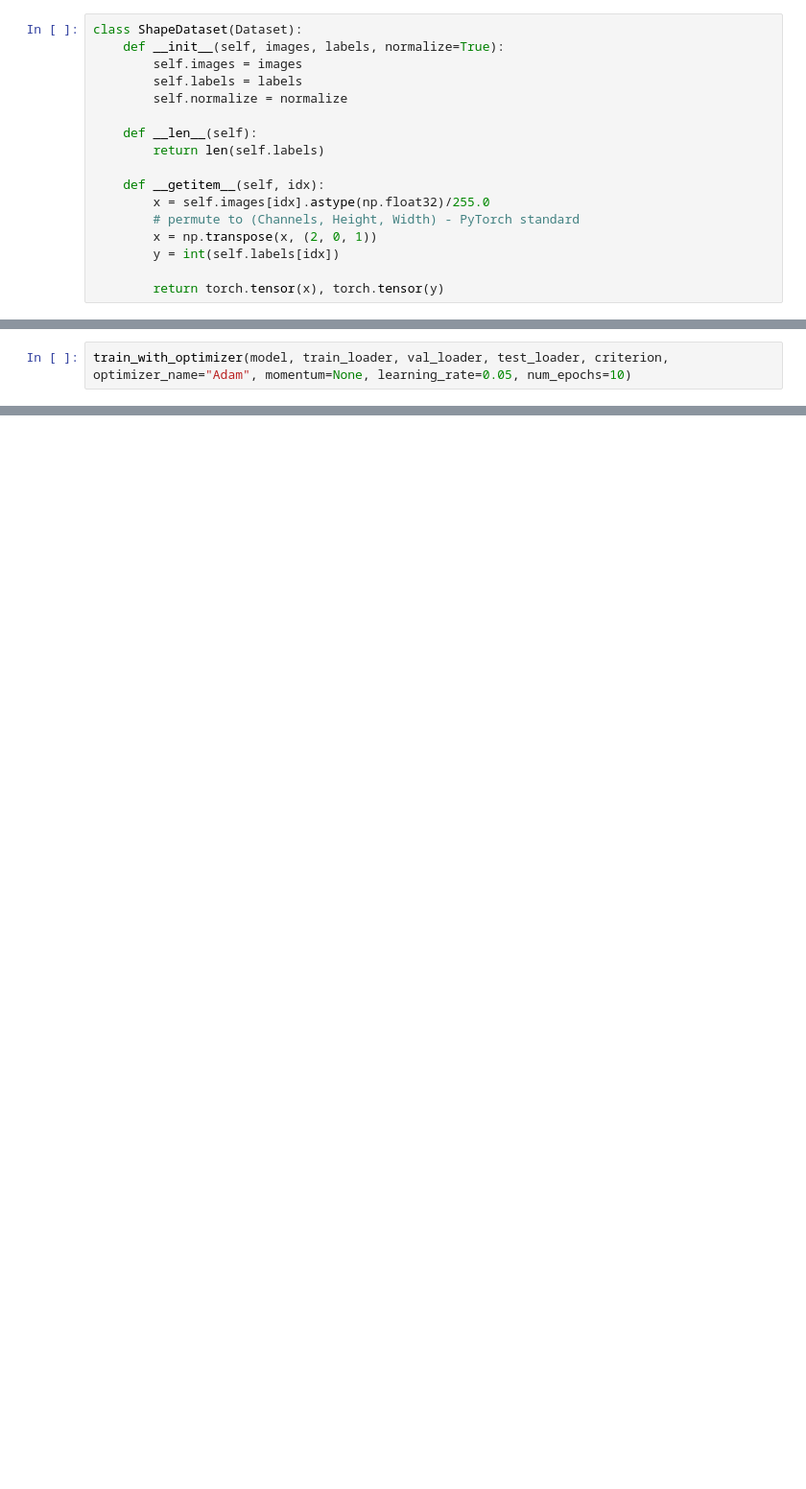
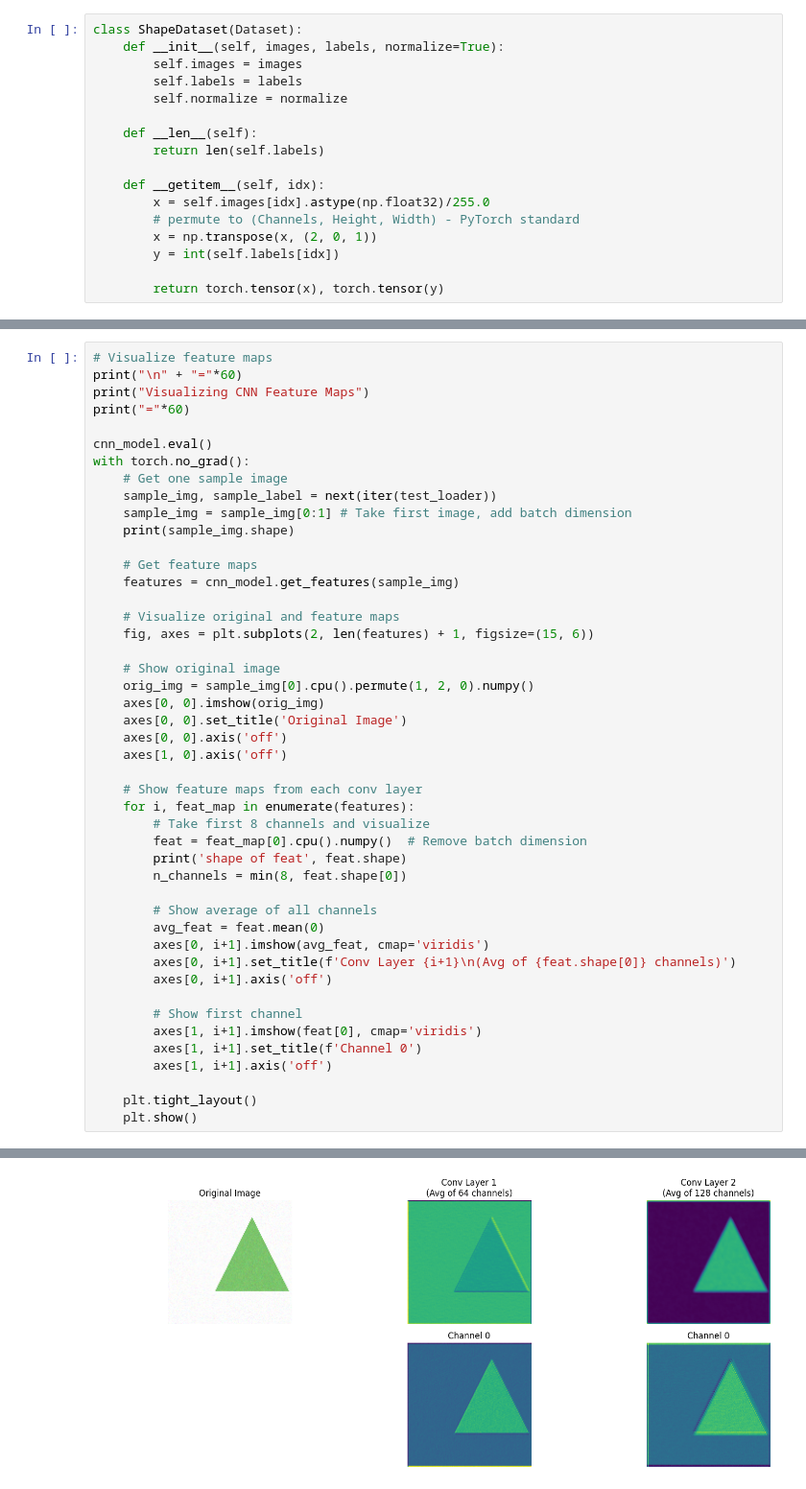
Before and after one commit to KalebAsratemedhin/Deep-Learning-Lab, a Jupyter notebook: lab2.ipynb, the cells around one changed output, grey strips where cells are left out. Shown at 96% size. Cells and saved outputs as stored; diff of their text form; blank space fills up the shorter version.

```diff
--- a/lab2.ipynb
+++ b/lab2.ipynb
@@ -258,2 +264,0 @@ def train_with_optimizer(model, train_loader, val_loader,test_loader, criterion,
-# %%
-train_with_optimizer(model, train_loader, val_loader, test_loader, criterion, optimizer_name="Adam", momentum=None, learning_rate=0.05, num_epochs=10)
@@ -272,0 +443,47 @@ Test Loss: 1.4520, Test Acc: 11.11%
+# %%
+# Visualize feature maps
+print("\n" + "="*60)
+print("Visualizing CNN Feature Maps")
+print("="*60)
+
+cnn_model.eval()
+with torch.no_grad():
+    # Get one sample image
+    sample_img, sample_label = next(iter(test_loader))
+    sample_img = sample_img[0:1] # Take first image, add batch dimension
+    print(sample_img.shape)
+
+    # Get feature maps
+    features = cnn_model.get_features(sample_img)
+
+    # Visualize original and feature maps
+    fig, axes = plt.subplots(2, len(features) + 1, figsize=(15, 6))
+
+    # Show original image
+    orig_img = sample_img[0].cpu().permute(1, 2, 0).numpy()
+    axes[0, 0].imshow(orig_img)
+    axes[0, 0].set_title('Original Image')
+    axes[0, 0].axis('off')
+    axes[1, 0].axis('off')
+
+    # Show feature maps from each conv layer
+    for i, feat_map in enumerate(features):
+        # Take first 8 channels and visualize
+        feat = feat_map[0].cpu().numpy()  # Remove batch dimension
+        print('shape of feat', feat.shape)
+        n_channels = min(8, feat.shape[0])
+
+        # Show average of all channels
+        avg_feat = feat.mean(0)
+        axes[0, i+1].imshow(avg_feat, cmap='viridis')
+        axes[0, i+1].set_title(f'Conv Layer {i+1}\n(Avg of {feat.shape[0]} channels)')
+        axes[0, i+1].axis('off')
+
+        # Show first channel
+        axes[1, i+1].imshow(feat[0], cmap='viridis')
+        axes[1, i+1].set_title(f'Channel 0')
+        axes[1, i+1].axis('off')
+
+    plt.tight_layout()
+    plt.show()
+# %% [output]
@@ -272,0 +496 @@ Test Loss: 1.4520, Test Acc: 11.11%
+[figure, added]
```
Also changed, not shown: parts of 14 cells of this notebook.
